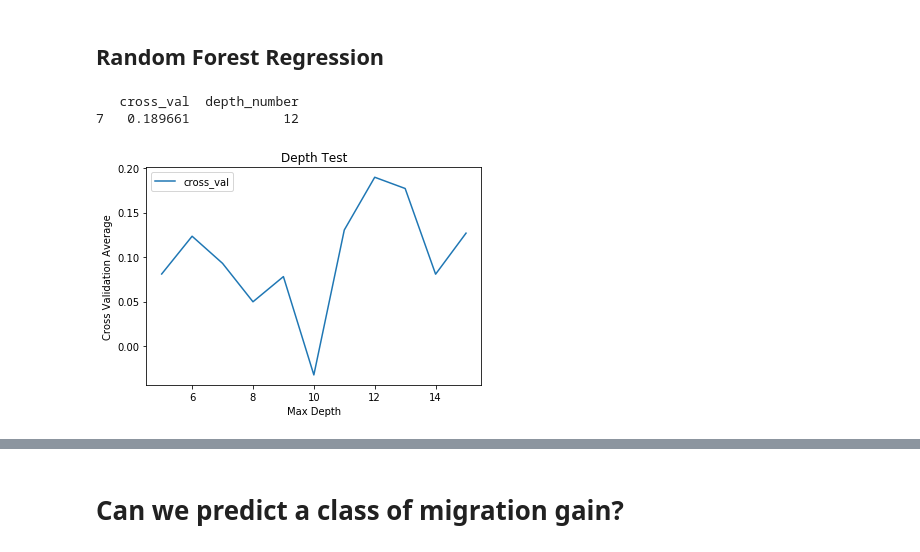
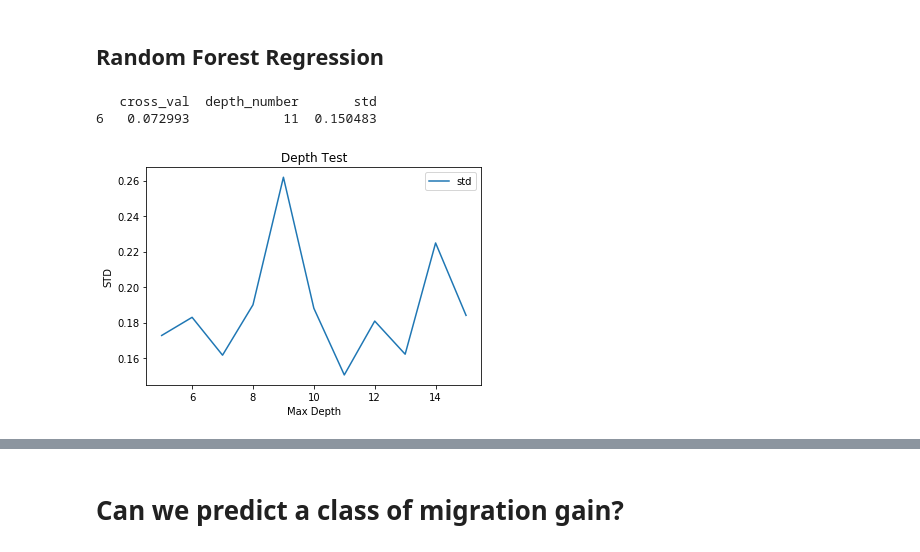
Before and after one commit to mbeckmanssf/Thinkful, a Jupyter notebook: Unit-3/Capstone-Countries.ipynb, the cells around one changed output, grey strips where cells are left out. Cells and saved outputs as stored; diff of their text form; code cells hidden in the pictures.

```diff
--- a/Unit-3/Capstone-Countries.ipynb
+++ b/Unit-3/Capstone-Countries.ipynb
@@ -247,9 +255,2 @@ def model_results(model):
 # %% [markdown]
 ## Linear Regression
-# %%
-regr = linear_model.LinearRegression()
-regr.fit(X, Y)
-
-score = cross_val_score(regr, X, Y, cv=10)
-
-print('Cross Validation Average: ', score.mean())
@@ -435,31 +432,31 @@ Cross Validation Average: -0.033
 # %%
 #Test max_depth to minimize false negatives
 
 tune_results = pd.DataFrame()
 
 def forest_depth_fit(depth):
     rfr = RandomForestRegressor(max_depth=depth)
     rfr_score = cross_val_score(rfr, X, Y, cv=5)
-    data = pd.DataFrame({"depth_number": [depth], "cross_val": [rfr_score.mean()]})
+    data = pd.DataFrame({"depth_number": [depth], "cross_val": [rfr_score.mean()], "std": [rfr_score.std()]})
     return data
 
 appended_data = []
 test_range = np.arange(4, 15, 1)
 for i in test_range:
     result = forest_depth_fit(i + 1)
     appended_data.append(result)
 tune_results = pd.concat(appended_data, ignore_index=True)
 
-print(tune_results.loc[tune_results['cross_val'] == tune_results['cross_val'].max()])
+print(tune_results.loc[tune_results['std'] == tune_results['std'].min()])
 
-plt.plot(tune_results['depth_number'], tune_results['cross_val'])
+plt.plot(tune_results['depth_number'], tune_results['std'])
 plt.xlabel('Max Depth')
-plt.ylabel('Cross Validation Average')
+plt.ylabel('STD')
 plt.legend(loc='best')
 plt.title('Depth Test')
 plt.show()
 # %% [output]
-   cross_val  depth_number
-7   0.189661            12
+   cross_val  depth_number       std
+6   0.072993            11  0.150483
-[figure, old version]
+[figure, new version]
 # %%
```
Also changed, not shown: parts of 15 cells of this notebook.
